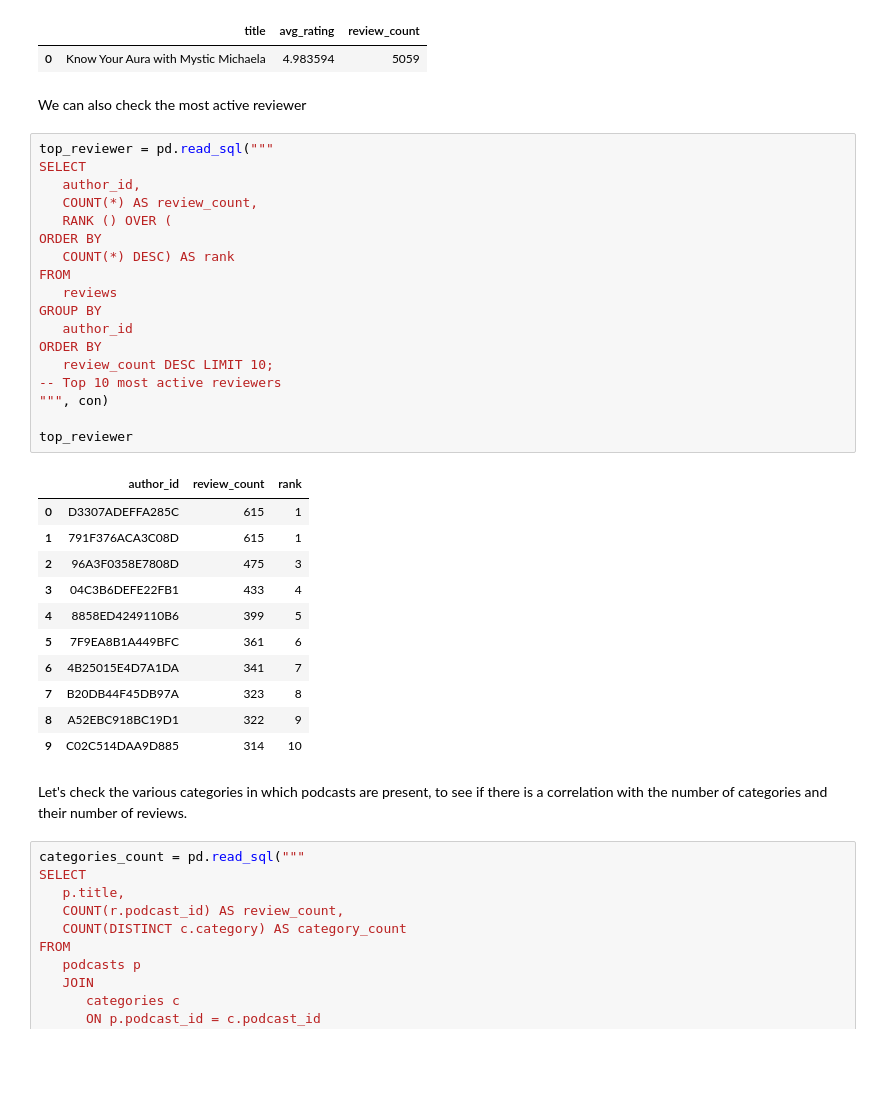
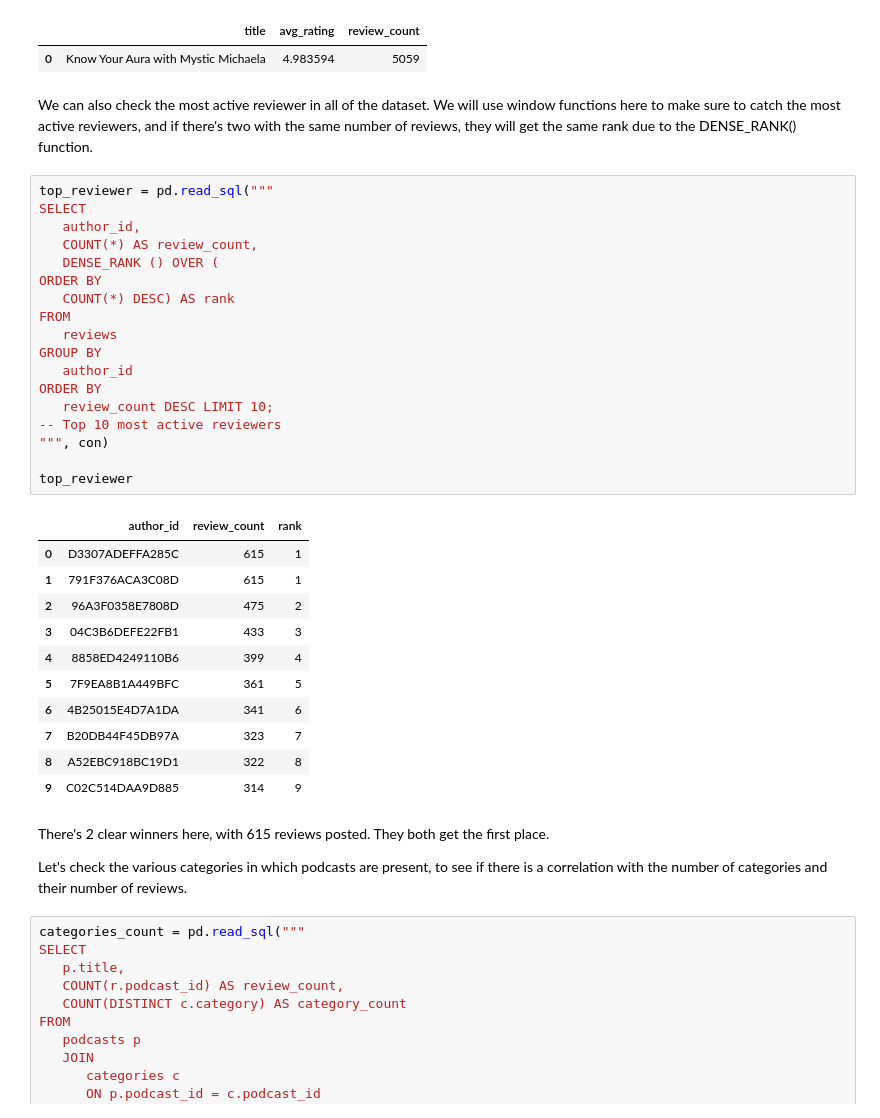
Before and after one commit to alespool/Analyzing-Podcast-Reviews, a Jupyter notebook: data_extraction.ipynb, the cells around one changed output. Cells and saved outputs as stored; diff of their text form; blank space fills up the shorter version.

```diff
--- a/data_extraction.ipynb
+++ b/data_extraction.ipynb
@@ -198,39 +336,41 @@ top_rated_podcast
 # %% [output]
 |  | title | avg_rating | review_count |
 | 0 | Know Your Aura with Mystic Michaela | 4.983594 | 5059 |
-# %% [markdown]
-We can also check the most active reviewer
+# %% [markdown]
+We can also check the most active reviewer in all of the dataset. We will use window functions here to make sure to catch the most active reviewers, and if there's two with the same number of reviews, they will get the same rank due to the DENSE_RANK() function.
 # %%
 top_reviewer = pd.read_sql("""
 SELECT
    author_id,
    COUNT(*) AS review_count,
-   RANK () OVER (
+   DENSE_RANK () OVER (
 ORDER BY
    COUNT(*) DESC) AS rank
 FROM
    reviews
 GROUP BY
    author_id
 ORDER BY
    review_count DESC LIMIT 10;
 -- Top 10 most active reviewers
 """, con)
 
 top_reviewer
 # %% [output]
 |  | author_id | review_count | rank |
 | 0 | D3307ADEFFA285C | 615 | 1 |
 | 1 | 791F376ACA3C08D | 615 | 1 |
-| 2 | 96A3F0358E7808D | 475 | 3 |
-| 3 | 04C3B6DEFE22FB1 | 433 | 4 |
-| 4 | 8858ED4249110B6 | 399 | 5 |
-| 5 | 7F9EA8B1A449BFC | 361 | 6 |
-| 6 | 4B25015E4D7A1DA | 341 | 7 |
-| 7 | B20DB44F45DB97A | 323 | 8 |
-| 8 | A52EBC918BC19D1 | 322 | 9 |
-| 9 | C02C514DAA9D885 | 314 | 10 |
+| 2 | 96A3F0358E7808D | 475 | 2 |
+| 3 | 04C3B6DEFE22FB1 | 433 | 3 |
+| 4 | 8858ED4249110B6 | 399 | 4 |
+| 5 | 7F9EA8B1A449BFC | 361 | 5 |
+| 6 | 4B25015E4D7A1DA | 341 | 6 |
+| 7 | B20DB44F45DB97A | 323 | 7 |
+| 8 | A52EBC918BC19D1 | 322 | 8 |
+| 9 | C02C514DAA9D885 | 314 | 9 |
 # %% [markdown]
+There's 2 clear winners here, with 615 reviews posted. They both get the first place.
+
 Let's check the various categories in which podcasts are present, to see if there is a correlation with the number of categories and their number of reviews.
 # %%
 categories_count = pd.read_sql("""
```
Also changed, not shown: parts of 20 cells of this notebook.
